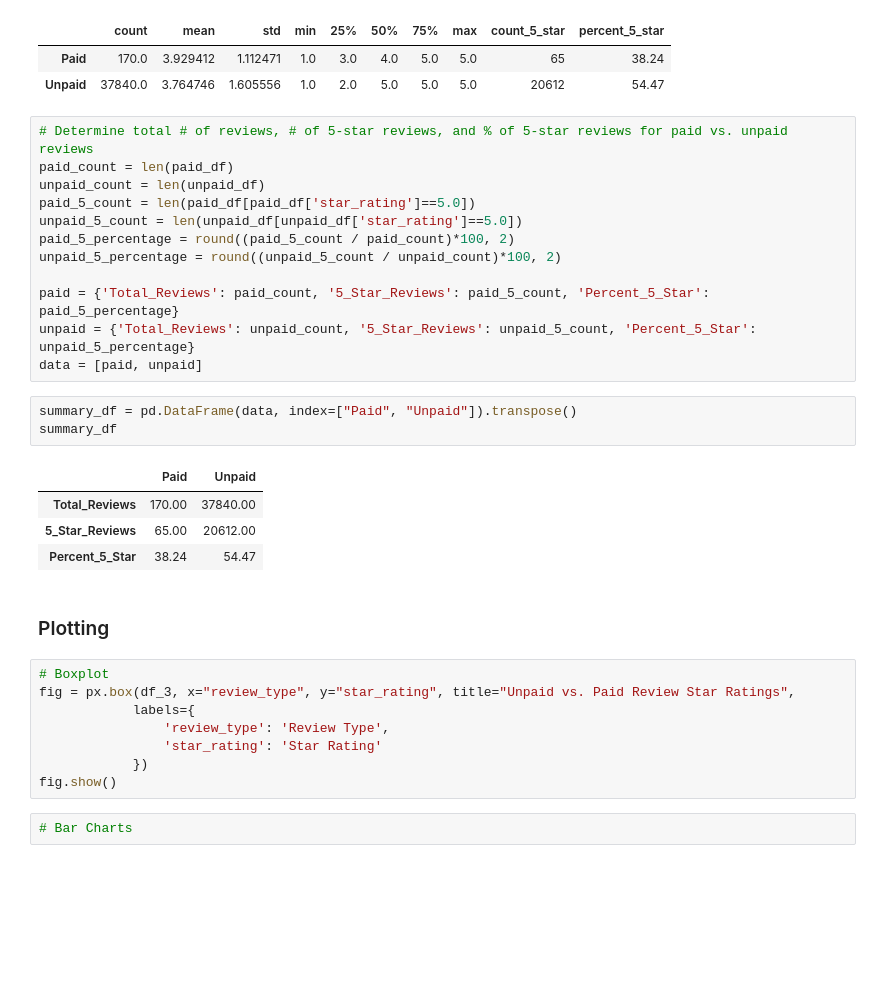
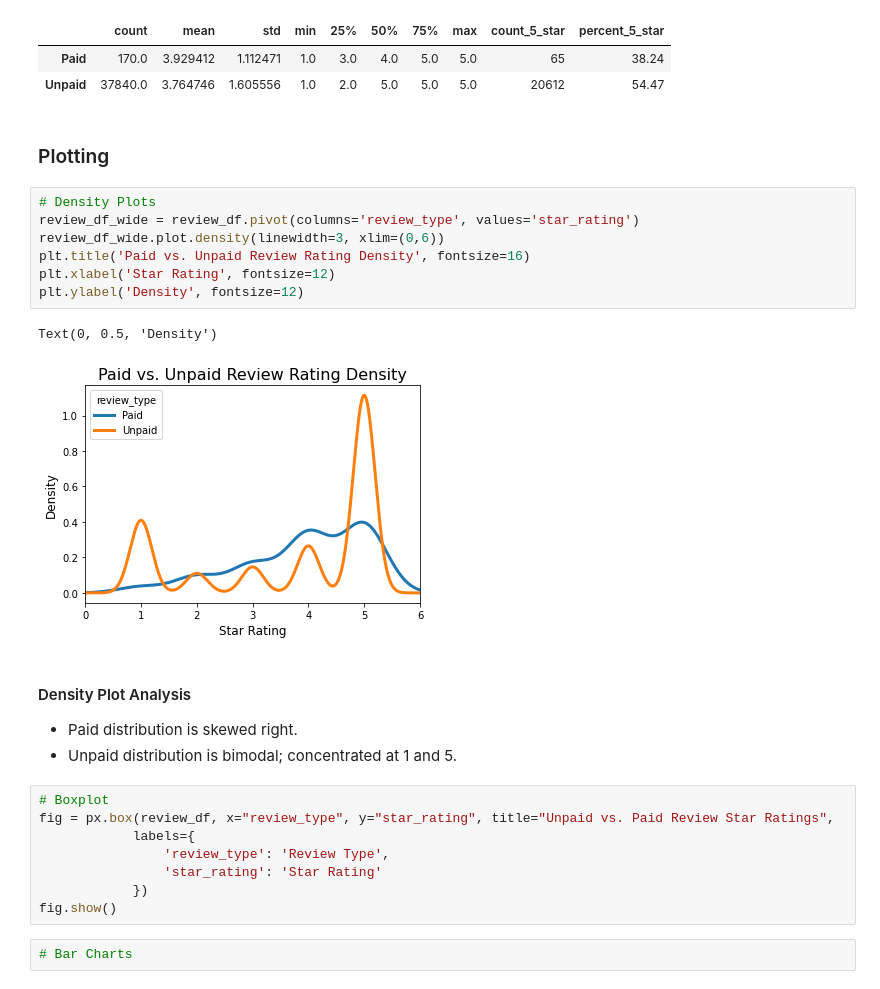
Before and after one commit to amberteets/amazon-vine-analysis, a Jupyter notebook: Vine_Review_Analysis.ipynb, the cells around one changed output. Saved outputs shown, nothing was run; the diff lists cells and outputs as text; blank space fills up the shorter version.

Commit message:
Density plot comparison

```diff
--- a/Vine_Review_Analysis.ipynb
+++ b/Vine_Review_Analysis.ipynb
@@ -156,31 +156,25 @@ review_summary
 |  | count | mean | std | min | 25% | 50% | 75% | max | count_5_star | percent_5_star |
 | Paid | 170.0 | 3.929412 | 1.112471 | 1.0 | 3.0 | 4.0 | 5.0 | 5.0 | 65 | 38.24 |
 | Unpaid | 37840.0 | 3.764746 | 1.605556 | 1.0 | 2.0 | 5.0 | 5.0 | 5.0 | 20612 | 54.47 |
-# %%
-# Determine total # of reviews, # of 5-star reviews, and % of 5-star reviews for paid vs. unpaid reviews
-paid_count = len(paid_df)
-unpaid_count = len(unpaid_df)
-paid_5_count = len(paid_df[paid_df['star_rating']==5.0])
-unpaid_5_count = len(unpaid_df[unpaid_df['star_rating']==5.0])
-paid_5_percentage = round((paid_5_count / paid_count)*100, 2)
-unpaid_5_percentage = round((unpaid_5_count / unpaid_count)*100, 2)
-
-paid = {'Total_Reviews': paid_count, '5_Star_Reviews': paid_5_count, 'Percent_5_Star': paid_5_percentage}
-unpaid = {'Total_Reviews': unpaid_count, '5_Star_Reviews': unpaid_5_count, 'Percent_5_Star': unpaid_5_percentage}
-data = [paid, unpaid]
-# %%
-summary_df = pd.DataFrame(data, index=["Paid", "Unpaid"]).transpose()
-summary_df
-# %% [output]
-|  | Paid | Unpaid |
-| Total_Reviews | 170.00 | 37840.00 |
-| 5_Star_Reviews | 65.00 | 20612.00 |
-| Percent_5_Star | 38.24 | 54.47 |
 # %% [markdown]
 ### Plotting
+# %%
+# Density Plots
+review_df_wide = review_df.pivot(columns='review_type', values='star_rating')
+review_df_wide.plot.density(linewidth=3, xlim=(0,6))
+plt.title('Paid vs. Unpaid Review Rating Density', fontsize=16)
+plt.xlabel('Star Rating', fontsize=12)
+plt.ylabel('Density', fontsize=12)
+# %% [output]
+Text(0, 0.5, 'Density')
+[figure, added]
+# %% [markdown]
+#### Density Plot Analysis
+- Paid distribution is skewed right.
+- Unpaid distribution is bimodal; concentrated at 1 and 5.
 # %%
 # Boxplot
-fig = px.box(df_3, x="review_type", y="star_rating", title="Unpaid vs. Paid Review Star Ratings",
+fig = px.box(review_df, x="review_type", y="star_rating", title="Unpaid vs. Paid Review Star Ratings",
             labels={
                 'review_type': 'Review Type',
                 'star_rating': 'Star Rating'
```
